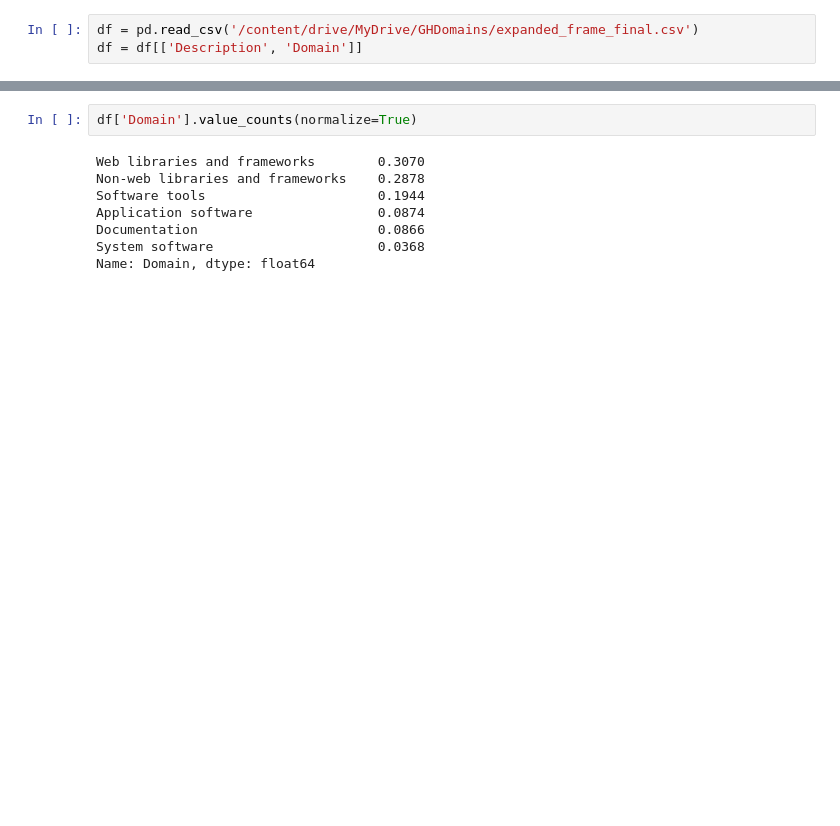
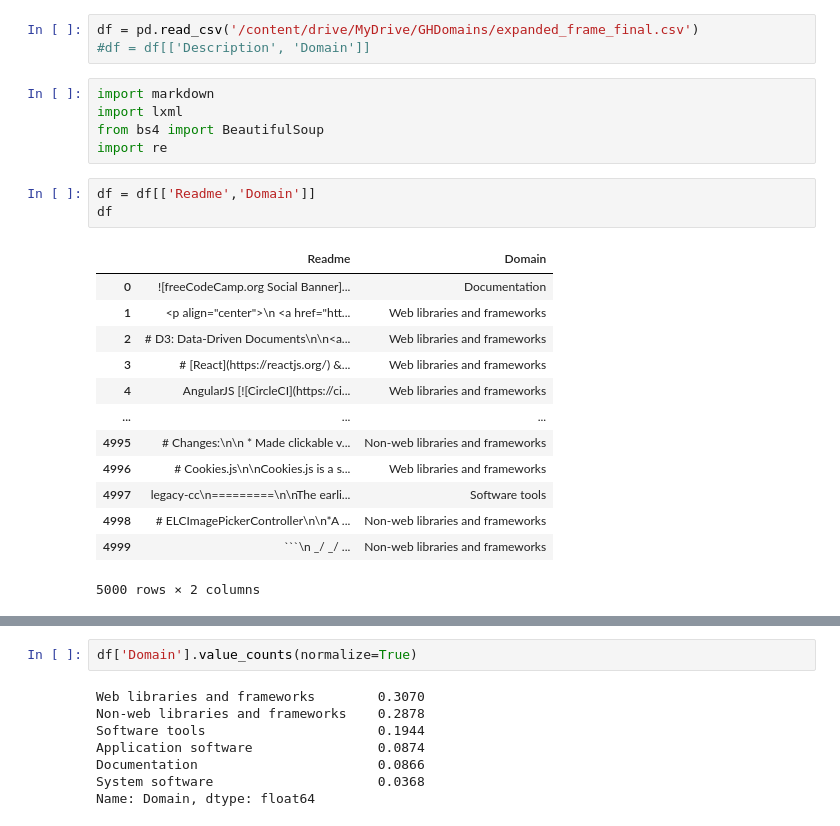
Before and after one commit to fzanart/GHDomains, a Jupyter notebook: Sentence_transformers.ipynb, the cells around one changed output, grey strips where cells are left out. Saved outputs shown, nothing was run; the diff lists cells and outputs as text; blank space fills up the shorter version.

````diff
--- a/Sentence_transformers.ipynb
+++ b/Sentence_transformers.ipynb
@@ -36,3 +36,25 @@ Drive already mounted at /content/drive/; to attempt to forcibly remount, call d
 # %%
 df = pd.read_csv('/content/drive/MyDrive/GHDomains/expanded_frame_final.csv')
-df = df[['Description', 'Domain']]
+#df = df[['Description', 'Domain']]
+# %%
+import markdown
+import lxml
+from bs4 import BeautifulSoup
+import re
+# %%
+df = df[['Readme','Domain']]
+df
+# %% [output]
+|  | Readme | Domain |
+| 0 | ![freeCodeCamp.org Social Banner]... | Documentation |
+| 1 | <p align="center">\n <a href="htt... | Web libraries and frameworks |
+| 2 | # D3: Data-Driven Documents\n\n<a... | Web libraries and frameworks |
+| 3 | # [React](https://reactjs.org/) &... | Web libraries and frameworks |
+| 4 | AngularJS [![CircleCI](https://ci... | Web libraries and frameworks |
+| ... | ... | ... |
+| 4995 | # Changes:\n\n * Made clickable v... | Non-web libraries and frameworks |
+| 4996 | # Cookies.js\n\nCookies.js is a s... | Web libraries and frameworks |
+| 4997 | legacy-cc\n=========\n\nThe earli... | Software tools |
+| 4998 | # ELCImagePickerController\n\n*A ... | Non-web libraries and frameworks |
+| 4999 | ```\n _/ _/ ... | Non-web libraries and frameworks |
+5000 rows × 2 columns
````
Also changed, not shown: parts of 12 cells of this notebook.
